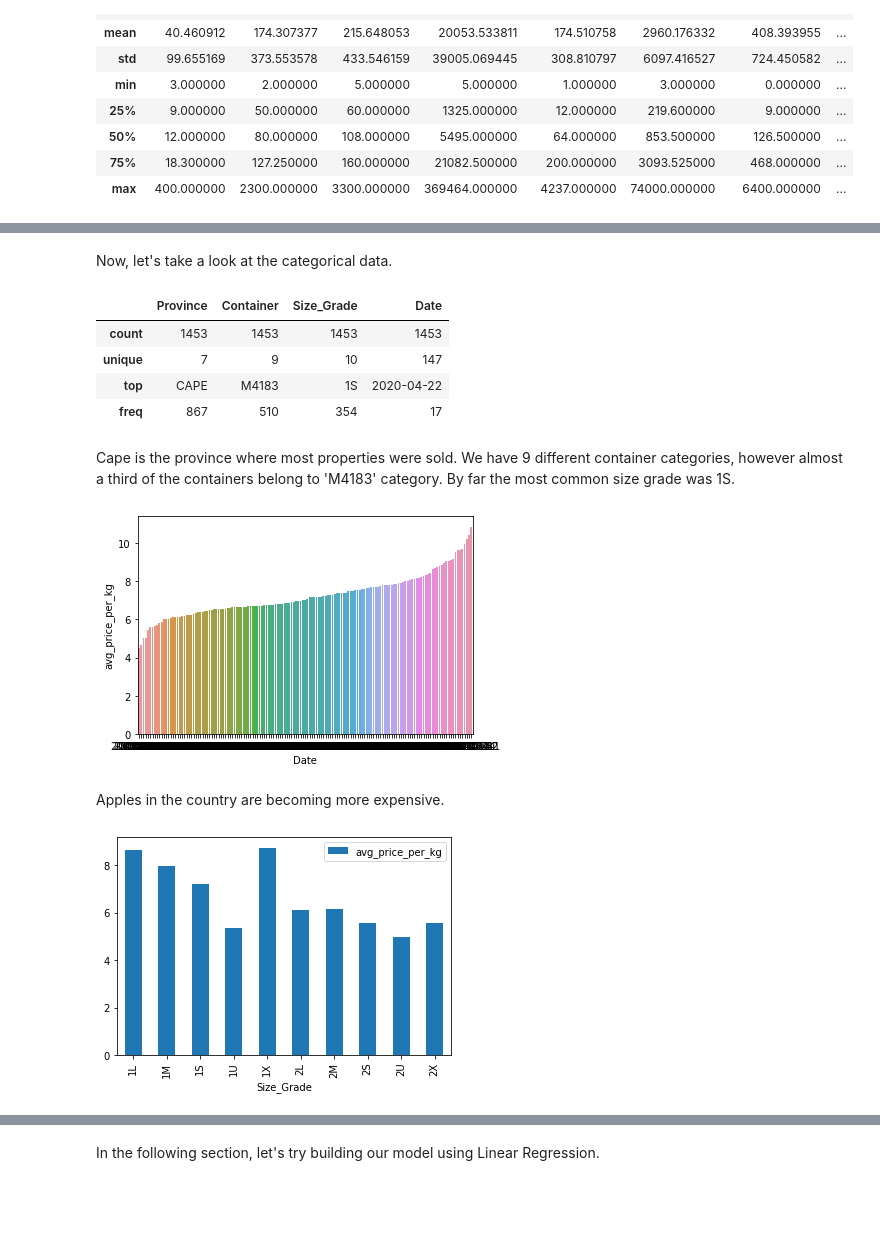
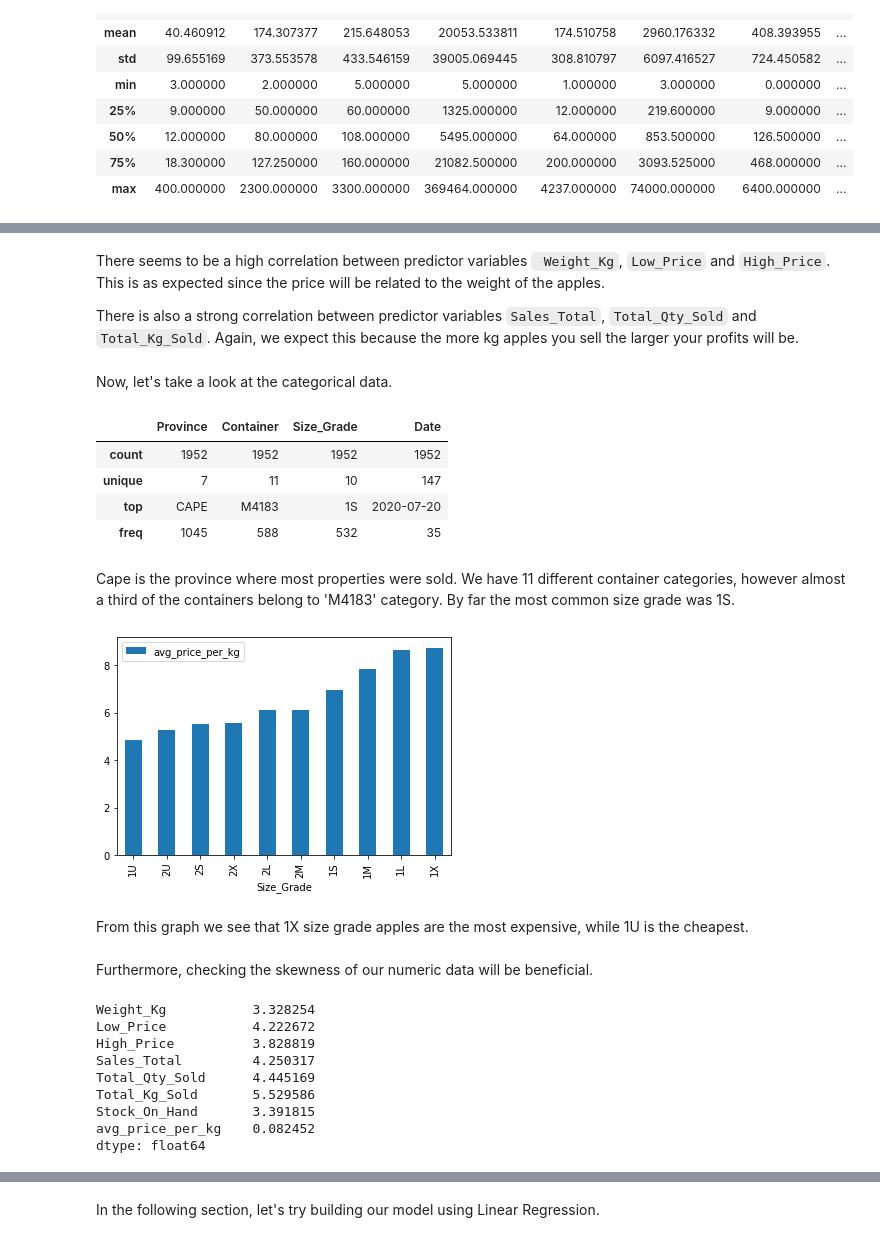
Before and after one commit to hendri80/Team_TS5_Regression, a Jupyter notebook: Team_TS5_Regression.ipynb, the cells around one changed output, grey strips where cells are left out. Cells and saved outputs as stored; diff of their text form; code cells hidden in the pictures; blank space fills up the shorter version.

```diff
--- a/Team_TS5_Regression.ipynb
+++ b/Team_TS5_Regression.ipynb
@@ -160,3 +240,0 @@ print(f'99% of observations in Low_Price are lower than {train_data["Low_Price"]
-# %%
-# Removing outliers
-train_data = train_data.query('Low_Price < 2000')
@@ -168,3 +240,0 @@ and lower than {train_data["Sales_Total"].quantile(0.99)}')
-# %%
-# Removing outliers
-train_data = train_data.query('(Sales_Total > 20.0) & (Sales_Total < 194376.8)')
@@ -176,3 +240,0 @@ and lower than {train_data["Total_Kg_Sold"].quantile(0.99)}')
-# %%
-# Removing outliers
-train_data = train_data.query('(Total_Kg_Sold > 9.0) & (Total_Kg_Sold < 19668.787999999993)')
@@ -184,3 +240,0 @@ and lower than {train_data["Stock_On_Hand"].quantile(0.99)}')
-# %%
-# Removing outliers
-train_data = train_data.query('(Stock_On_Hand > 0.0) & (Stock_On_Hand < 3535.1999999999994)')
@@ -229,23 +273,36 @@ _ = sns.distplot(train_data['avg_price_per_kg'], kde=True)
+# %% [markdown]
+There seems to be a high correlation between predictor variables ` Weight_Kg`, `Low_Price` and `High_Price`. This is as expected since the price will be related to the weight of the apples.
+
+There is also a strong correlation between predictor variables `Sales_Total`, `Total_Qty_Sold` and `Total_Kg_Sold`. Again, we expect this because the more kg apples you sell the larger your profits will be.
 # %% [markdown]
 Now, let's take a look at the categorical data.
 # %%
 train_data.describe(include='object')
 # %% [output]
 |  | Province | Container | Size_Grade | Date |
-| count | 1453 | 1453 | 1453 | 1453 |
-| unique | 7 | 9 | 10 | 147 |
-| top | CAPE | M4183 | 1S | 2020-04-22 |
-| freq | 867 | 510 | 354 | 17 |
+| count | 1952 | 1952 | 1952 | 1952 |
+| unique | 7 | 11 | 10 | 147 |
+| top | CAPE | M4183 | 1S | 2020-07-20 |
+| freq | 1045 | 588 | 532 | 35 |
 # %% [markdown]
-Cape is the province where most properties were sold. We have 9 different container categories, however almost a third of the containers belong to 'M4183' category. By far the most common size grade was 1S.
+Cape is the province where most properties were sold. We have 11 different container categories, however almost a third of the containers belong to 'M4183' category. By far the most common size grade was 1S.
 # %%
-_ = sns.barplot(data=train_data.groupby('Date').agg({'avg_price_per_kg':'median'}).sort_values(by='avg_price_per_kg').reset_index(),\
-                x='Date', y='avg_price_per_kg')
+_ = train_data.groupby('Size_Grade').agg({'avg_price_per_kg':'median'}).sort_values(by='avg_price_per_kg').plot(kind='bar')
 # %% [output]
-[figure, old version]
+[figure, new version]
-# %% [markdown]
-Apples in the country are becoming more expensive.
-# %%
-_ = train_data.groupby('Size_Grade').agg({'avg_price_per_kg':'median'}).sort_values(by='Size_Grade').plot(kind='bar')
-# %% [output]
-[figure, removed]
+# %% [markdown]
+From this graph we see that 1X size grade apples are the most expensive, while 1U is the cheapest.
+# %% [markdown]
+Furthermore, checking the skewness of our numeric data will be beneficial.
+# %%
+train_data.skew()
+# %% [output]
+Weight_Kg           3.328254
+Low_Price           4.222672
+High_Price          3.828819
+Sales_Total         4.250317
+Total_Qty_Sold      4.445169
+Total_Kg_Sold       5.529586
+Stock_On_Hand       3.391815
+avg_price_per_kg    0.082452
+dtype: float64
```
Also changed, not shown: parts of 235 cells of this notebook.
